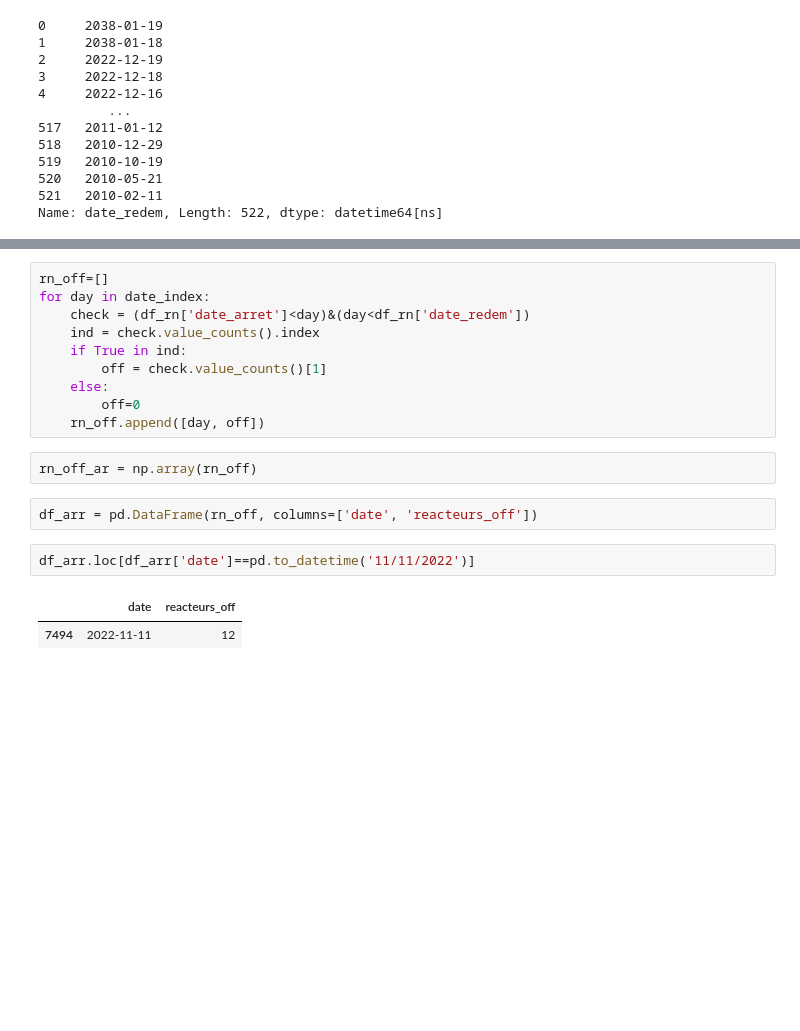
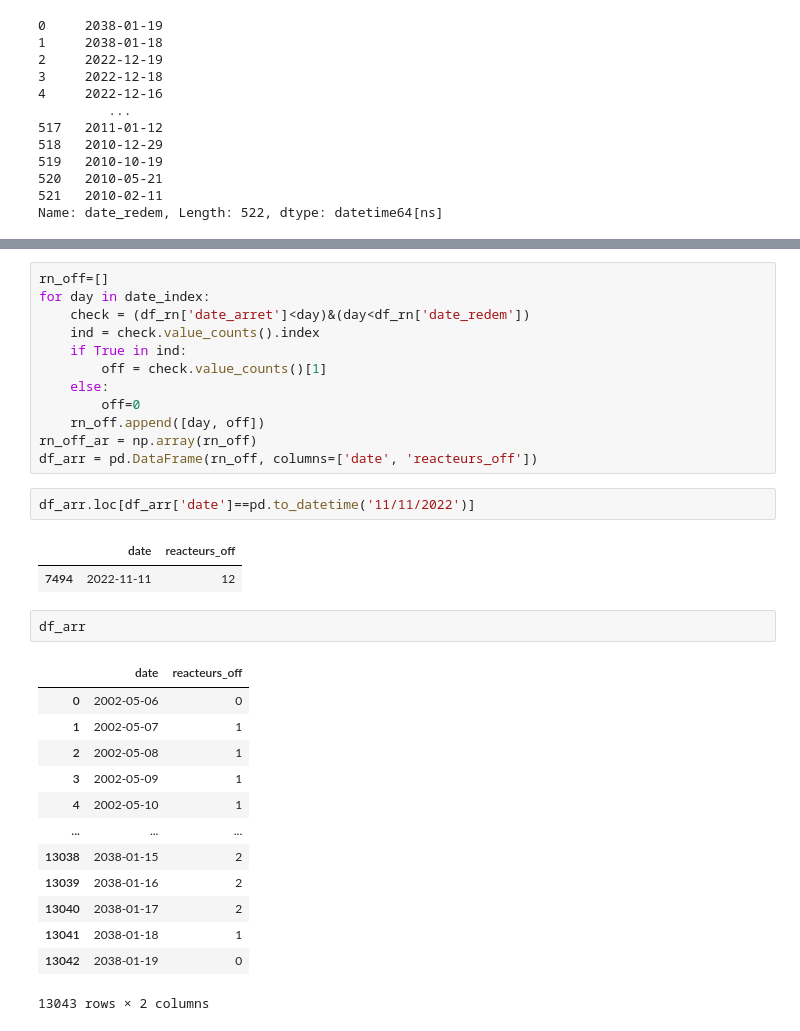
Before and after one commit to dodofit/fil_rouge, a Jupyter notebook: notebook_projet/dorian/web_scrapping_maintenance.ipynb, the cells around one changed output, grey strips where cells are left out. Drawn from its saved outputs; the diff is of its cells as text; blank space fills up the shorter version.

```diff
--- a/notebook_projet/dorian/web_scrapping_maintenance.ipynb
+++ b/notebook_projet/dorian/web_scrapping_maintenance.ipynb
@@ -168,12 +173,26 @@ for day in date_index:
     else:
         off=0
     rn_off.append([day, off])
+rn_off_ar = np.array(rn_off)
+df_arr = pd.DataFrame(rn_off, columns=['date', 'reacteurs_off'])
-# %%
-rn_off_ar = np.array(rn_off)
-# %%
-df_arr = pd.DataFrame(rn_off, columns=['date', 'reacteurs_off'])
 # %%
 df_arr.loc[df_arr['date']==pd.to_datetime('11/11/2022')]
 # %% [output]
 |  | date | reacteurs_off |
 | 7494 | 2022-11-11 | 12 |
+# %%
+df_arr
+# %% [output]
+|  | date | reacteurs_off |
+| 0 | 2002-05-06 | 0 |
+| 1 | 2002-05-07 | 1 |
+| 2 | 2002-05-08 | 1 |
+| 3 | 2002-05-09 | 1 |
+| 4 | 2002-05-10 | 1 |
+| ... | ... | ... |
+| 13038 | 2038-01-15 | 2 |
+| 13039 | 2038-01-16 | 2 |
+| 13040 | 2038-01-17 | 2 |
+| 13041 | 2038-01-18 | 1 |
+| 13042 | 2038-01-19 | 0 |
+13043 rows × 2 columns
```
Also changed, not shown: parts of 5 cells of this notebook.
